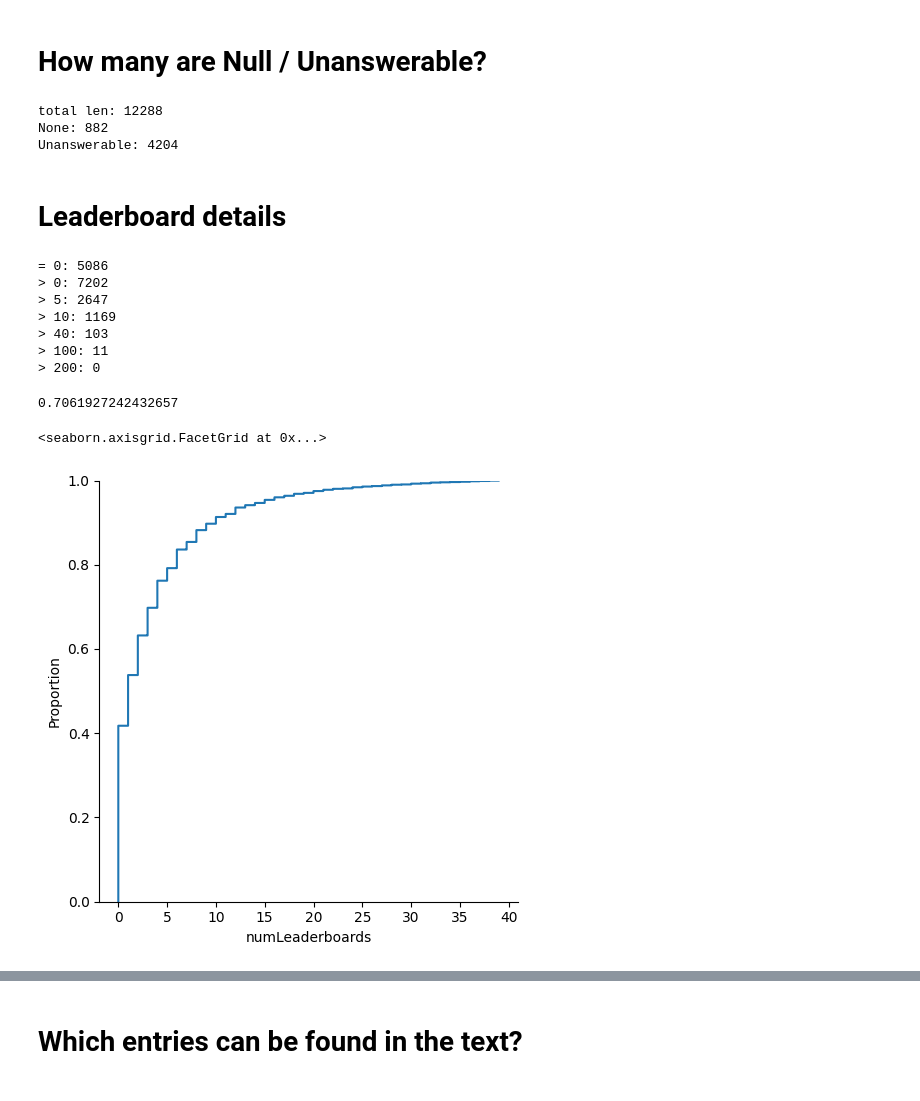
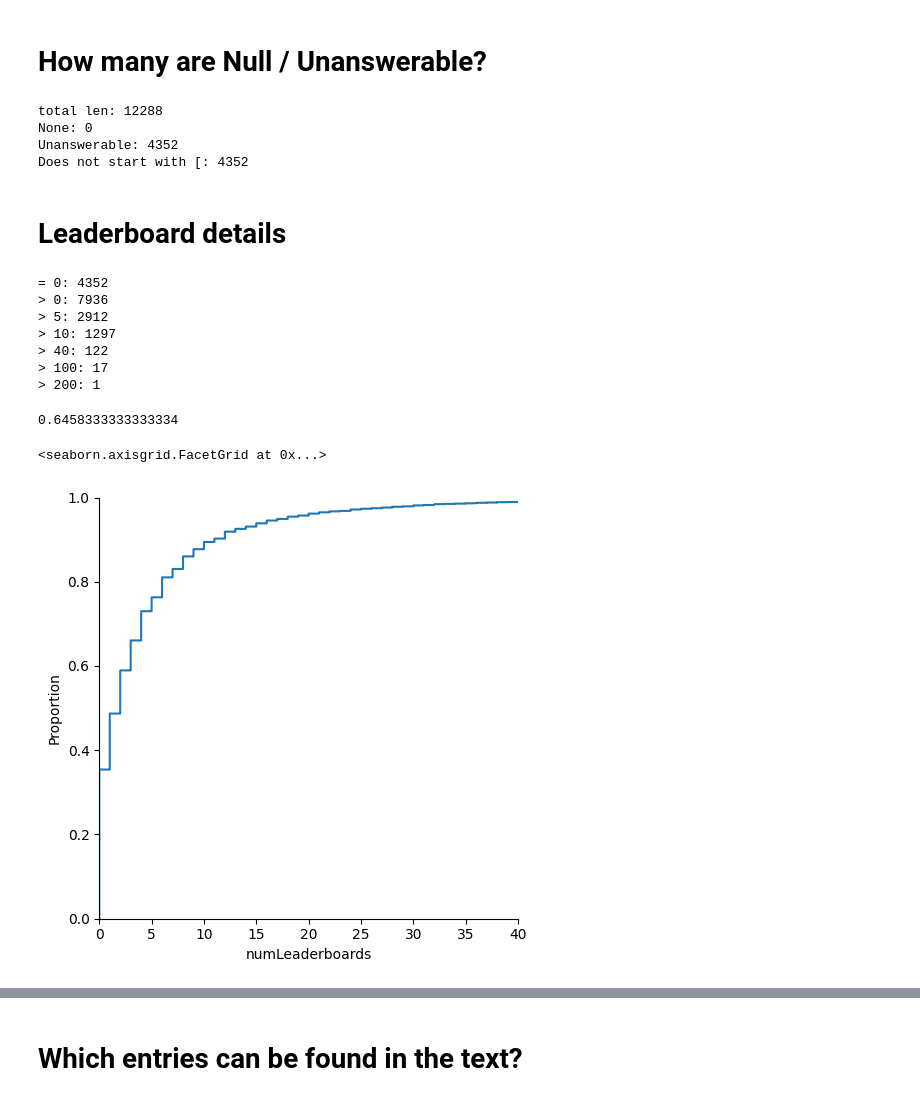
Before and after one commit to urbanlutz/nlp2024_ClefTask4SOTA, a Jupyter notebook: data_exploration.ipynb, the cells around one changed output, grey strips where cells are left out. Cells and saved outputs as stored; diff of their text form; code cells hidden in the pictures.

Commit message:
fix json encoding and bugs

```diff
--- a/data_exploration.ipynb
+++ b/data_exploration.ipynb
@@ -36,21 +36,23 @@ def read(i):
     except Exception as ex:
         print(i)
         raise ex
+    tex, jsn = None, None
+
     try:
         with open(tex_path) as f:
             tex = f.read()
+    except: # tex not read
+        pass
 
-        try:
-            with open(jsn_path) as f:
-                jsn = json.load(f)
-                print("loaded json")
-        except:
-            with open(jsn_path) as f:
-                jsn = f.read()
+    if jsn_path:
+        with open(jsn_path, encoding="utf-8") as f:
+            jsn = f.read()
+            try:
                 jsn = eval(jsn)
-        return i, tex, jsn
-    except:
-        return i, tex, jsn
+            except:
+                pass #"unanswerable" is not a dict, no eval possible/necessary
+
+    return i, tex, jsn
 # %%
 import pandas as pd
 
@@ -92,7 +94,7 @@ print(nonduplicate_ids)
 # How many are Null / Unanswerable?
 # %%
 df = df_raw
-
+NOT_FOUND = "unanswerable\n"
 
 df["isUnanswerable"] = df["jsn"] == NOT_FOUND
 df["isNone"] = df["jsn"].isnull()
@@ -100,10 +102,12 @@ df["isNone"] = df["jsn"].isnull()
 print(f"total len: {len(df)}")
 print(f"None: {len(df[df['isNone']])}")
 print(f"Unanswerable: {len(df[df['isUnanswerable']])}")
+print(f"Does not start with [: {len(df[~df['jsn'].astype(str).str.startswith("[")])}")
 # %% [output]
 total len: 12288
-None: 882
-Unanswerable: 4204
+None: 0
+Unanswerable: 4352
+Does not start with [: 4352
 # %% [markdown]
 # Leaderboard details
 # %%
@@ -120,22 +124,24 @@ print(f"> 200: {len(df[df['numLeaderboards'] > 200])}")
 
 df_lt40 = df[df["numLeaderboards"] < 40]
 # %% [output]
-= 0: 5086
-> 0: 7202
-> 5: 2647
-> 10: 1169
-> 40: 103
-> 100: 11
-> 200: 0
+= 0: 4352
+> 0: 7936
+> 5: 2912
+> 10: 1297
+> 40: 122
+> 100: 17
+> 200: 1
 # %%
-pct_hasLeaderboard =  len(df[df["hasLeaderboards"] == False]) / len(df[df["hasLeaderboards"] == True])
+# pct_hasLeaderboard =  len(df[df["hasLeaderboards"] == False]) / len(df[df["hasLeaderboards"] == True])
+pct_hasLeaderboard =  len(df[df["hasLeaderboards"]]) / len(df)
 pct_hasLeaderboard
 # %% [output]
-0.7061927242432657
+0.6458333333333334
 # %%
 import seaborn as sns
 
-sns.displot(df_lt40["numLeaderboards"], kind="ecdf")
+ax = sns.displot(df["numLeaderboards"], kind="ecdf")
+ax.set(xlim=(0, 40))
 # %% [output]
 <seaborn.axisgrid.FacetGrid at 0x...>
-[figure, old version]
+[figure, new version]
```
Also changed, not shown: parts of 8 cells of this notebook, 2 other files.
